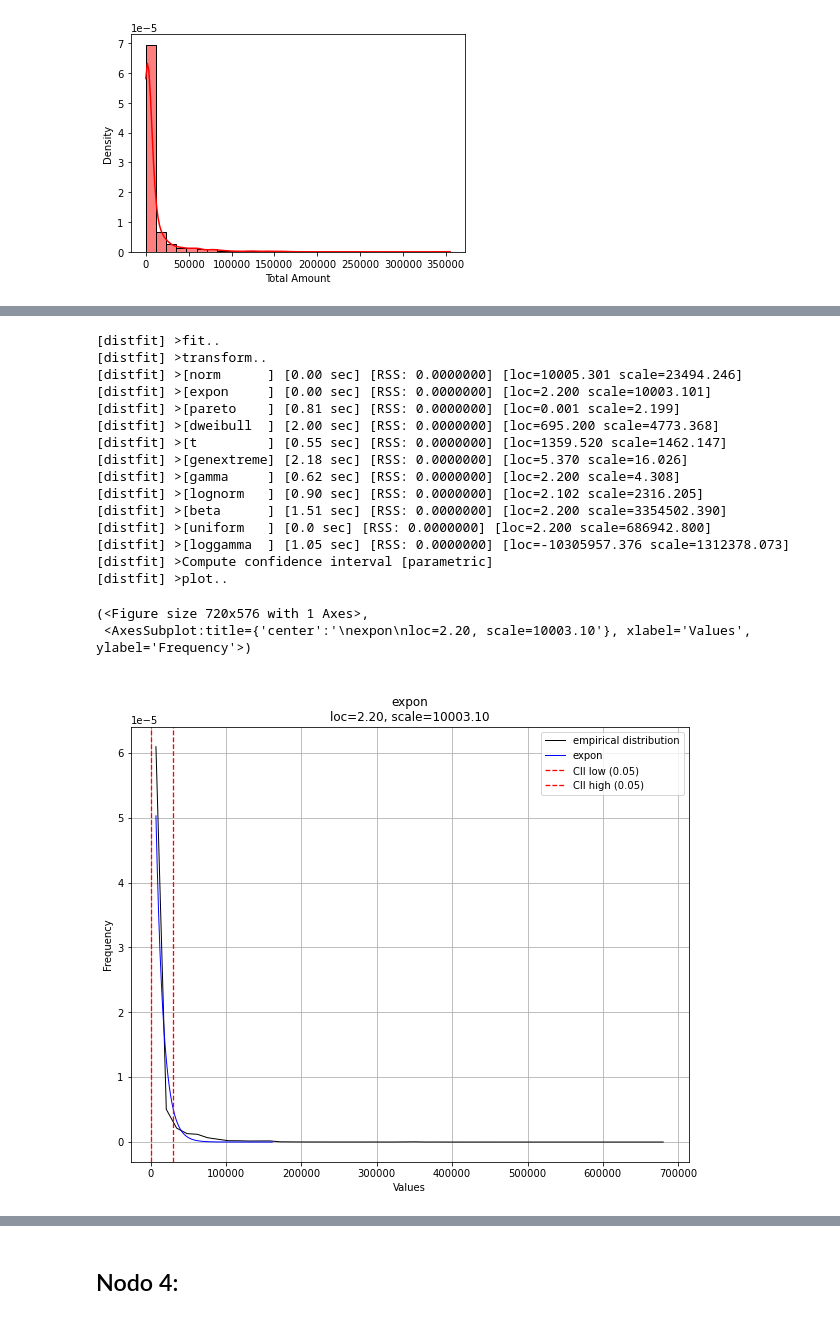
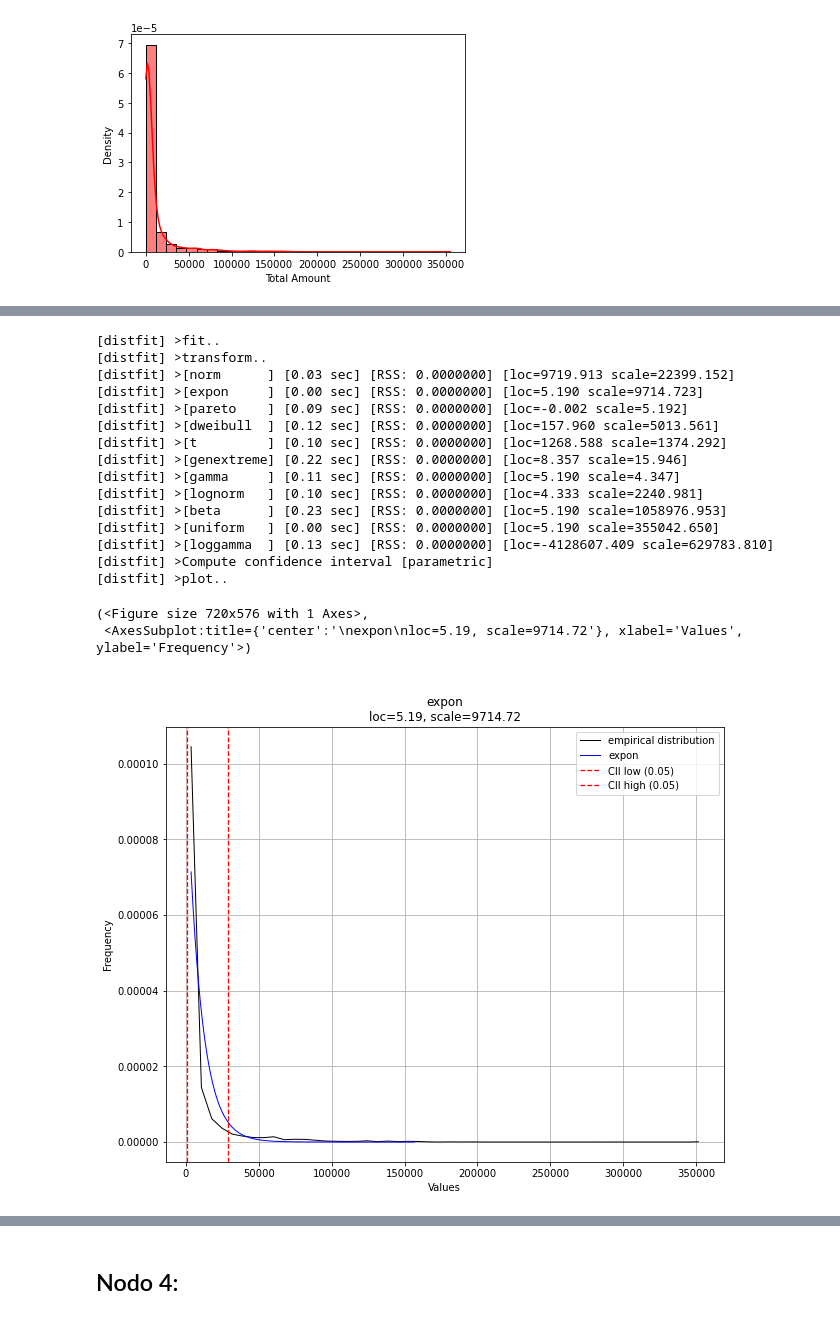
Before and after one commit to leonardoaceves/ProyectoSPF_JLACEVES_AMAGUILERA, a Jupyter notebook: ProyectoModulo1_AcevesJ_AguileraA.ipynb, the cells around one changed output, grey strips where cells are left out. Cells and saved outputs as stored; diff of their text form; code cells hidden in the pictures.

```diff
--- a/ProyectoModulo1_AcevesJ_AguileraA.ipynb
+++ b/ProyectoModulo1_AcevesJ_AguileraA.ipynb
@@ -798,24 +821,23 @@ KeyboardInterrupt:
 # %%
-from distfit import distfit
 dist = distfit()
-dist.fit_transform(consbrand['Total Amount'])
+dist.fit_transform(sales)
 dist.plot()
 # %% [output]
 [distfit] >fit..
 [distfit] >transform..
-[distfit] >[norm      ] [0.00 sec] [RSS: 0.0000000] [loc=10005.301 scale=23494.246]
-[distfit] >[expon     ] [0.00 sec] [RSS: 0.0000000] [loc=2.200 scale=10003.101]
-[distfit] >[pareto    ] [0.81 sec] [RSS: 0.0000000] [loc=0.001 scale=2.199]
-[distfit] >[dweibull  ] [2.00 sec] [RSS: 0.0000000] [loc=695.200 scale=4773.368]
-[distfit] >[t         ] [0.55 sec] [RSS: 0.0000000] [loc=1359.520 scale=1462.147]
-[distfit] >[genextreme] [2.18 sec] [RSS: 0.0000000] [loc=5.370 scale=16.026]
-[distfit] >[gamma     ] [0.62 sec] [RSS: 0.0000000] [loc=2.200 scale=4.308]
-[distfit] >[lognorm   ] [0.90 sec] [RSS: 0.0000000] [loc=2.102 scale=2316.205]
-[distfit] >[beta      ] [1.51 sec] [RSS: 0.0000000] [loc=2.200 scale=3354502.390]
-[distfit] >[uniform   ] [0.0 sec] [RSS: 0.0000000] [loc=2.200 scale=686942.800]
-[distfit] >[loggamma  ] [1.05 sec] [RSS: 0.0000000] [loc=-10305957.376 scale=1312378.073]
+[distfit] >[norm      ] [0.03 sec] [RSS: 0.0000000] [loc=9719.913 scale=22399.152]
+[distfit] >[expon     ] [0.00 sec] [RSS: 0.0000000] [loc=5.190 scale=9714.723]
+[distfit] >[pareto    ] [0.09 sec] [RSS: 0.0000000] [loc=-0.002 scale=5.192]
+[distfit] >[dweibull  ] [0.12 sec] [RSS: 0.0000000] [loc=157.960 scale=5013.561]
+[distfit] >[t         ] [0.10 sec] [RSS: 0.0000000] [loc=1268.588 scale=1374.292]
+[distfit] >[genextreme] [0.22 sec] [RSS: 0.0000000] [loc=8.357 scale=15.946]
+[distfit] >[gamma     ] [0.11 sec] [RSS: 0.0000000] [loc=5.190 scale=4.347]
+[distfit] >[lognorm   ] [0.10 sec] [RSS: 0.0000000] [loc=4.333 scale=2240.981]
+[distfit] >[beta      ] [0.23 sec] [RSS: 0.0000000] [loc=5.190 scale=1058976.953]
+[distfit] >[uniform   ] [0.00 sec] [RSS: 0.0000000] [loc=5.190 scale=355042.650]
+[distfit] >[loggamma  ] [0.13 sec] [RSS: 0.0000000] [loc=-4128607.409 scale=629783.810]
 [distfit] >Compute confidence interval [parametric]
 [distfit] >plot..
 (<Figure size 720x576 with 1 Axes>,
- <AxesSubplot:title={'center':'\nexpon\nloc=2.20, scale=10003.10'}, xlabel='Values', ylabel='Frequency'>)
+ <AxesSubplot:title={'center':'\nexpon\nloc=5.19, scale=9714.72'}, xlabel='Values', ylabel='Frequency'>)
-[figure, old version]
+[figure, new version]
```
Also changed, not shown: parts of 20 cells of this notebook.
